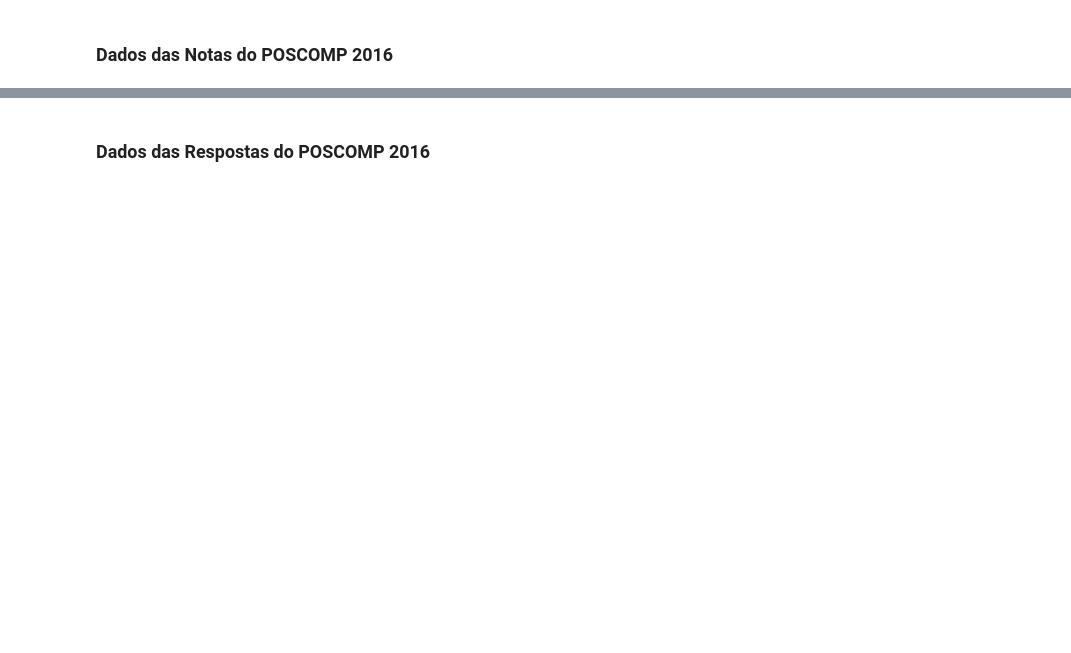
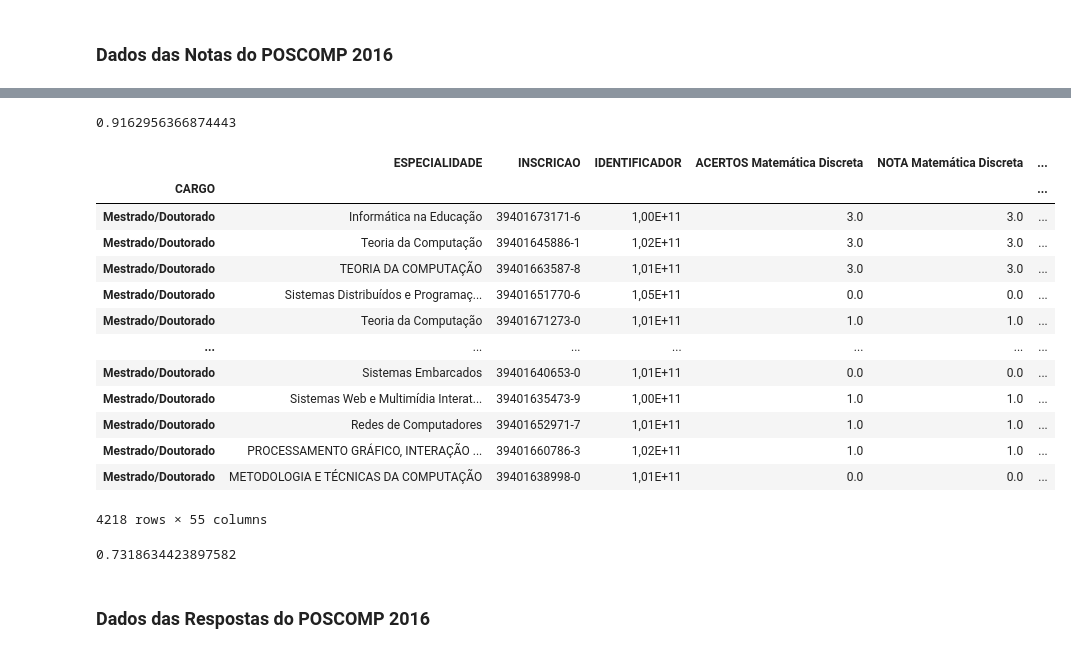
Before and after one commit to jeancarloscc/OrientPOSCOMP-System, a Jupyter notebook: processamento_dados.ipynb, the cells around one changed output, grey strips where cells are left out. Saved outputs shown, nothing was run; the diff lists cells and outputs as text; code cells hidden in the pictures; blank space fills up the shorter version.

```diff
--- a/processamento_dados.ipynb
+++ b/processamento_dados.ipynb
@@ -67,6 +39,6 @@ dados_h.set_index('ESTADO')
 # %% [markdown]
 ### Dados das Notas do POSCOMP 2016
 # %%
-dados_notas_2016 = pd.read_csv('dados/poscomp2016/dados_notas_2016.csv')
+dados_notas_2016 = pd.read_csv('dados/notas_poscomp/dados_notasRespostas.csv')
 # %%
-dados_notas_2016.columns
+dados_notas_2016 = dados_notas_2016.drop(columns=['Unnamed: 0'])
@@ -91,3 +45,2 @@ Index(['Unnamed: 0', 'CONCURSO', 'DATA NASC', 'DOCUMENTO', 'NEC ESP', 'HIPO',
 # %%
-dados_notas = dados_notas_2016.drop(columns=['NEC ESP','HIPO', 'DEF', 'AFRO', 'INDIO', 'ESTRANGEIRO'])
-dados_notas
+dados_notas_2016 = dados_notas_2016.set_index('CARGO')
@@ -124,0 +47,27 @@ dados_notas.set_index('INSCRICAO')
+# %%
+dados_notas_2016['NOTA Matemática Discreta'].mean()
+# %% [output]
+0.9162956366874443
+# %%
+dados_notas_2016.fillna(0, inplace=True)
+# %%
+dados_notas_2016
+# %% [output]
+|  | ESPECIALIDADE | INSCRICAO | IDENTIFICADOR | ACERTOS Matemática Discreta | NOTA Matemática Discreta | ... |
+| CARGO |  |  |  |  |  | ... |
+| Mestrado/Doutorado | Informática na Educação | 39401673171-6 | 1,00E+11 | 3.0 | 3.0 | ... |
+| Mestrado/Doutorado | Teoria da Computação | 39401645886-1 | 1,02E+11 | 3.0 | 3.0 | ... |
+| Mestrado/Doutorado | TEORIA DA COMPUTAÇÃO | 39401663587-8 | 1,01E+11 | 3.0 | 3.0 | ... |
+| Mestrado/Doutorado | Sistemas Distribuídos e Programaç... | 39401651770-6 | 1,05E+11 | 0.0 | 0.0 | ... |
+| Mestrado/Doutorado | Teoria da Computação | 39401671273-0 | 1,01E+11 | 1.0 | 1.0 | ... |
+| ... | ... | ... | ... | ... | ... | ... |
+| Mestrado/Doutorado | Sistemas Embarcados | 39401640653-0 | 1,01E+11 | 0.0 | 0.0 | ... |
+| Mestrado/Doutorado | Sistemas Web e Multimídia Interat... | 39401635473-9 | 1,00E+11 | 1.0 | 1.0 | ... |
+| Mestrado/Doutorado | Redes de Computadores | 39401652971-7 | 1,01E+11 | 1.0 | 1.0 | ... |
+| Mestrado/Doutorado | PROCESSAMENTO GRÁFICO, INTERAÇÃO ... | 39401660786-3 | 1,02E+11 | 1.0 | 1.0 | ... |
+| Mestrado/Doutorado | METODOLOGIA E TÉCNICAS DA COMPUTAÇÃO | 39401638998-0 | 1,01E+11 | 0.0 | 0.0 | ... |
+4218 rows × 55 columns
+# %%
+dados_notas_2016['NOTA Matemática Discreta'].mean()
+# %% [output]
+0.7318634423897582
```
Also changed, not shown: parts of 23 cells of this notebook, 29 other files.
